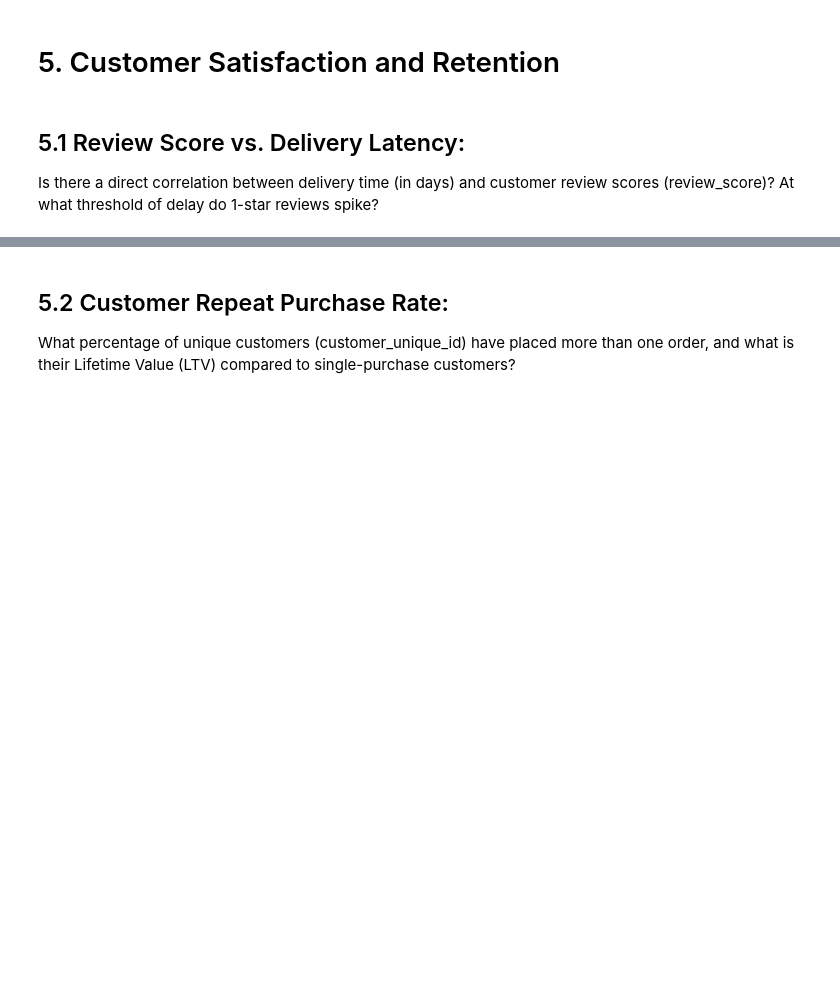
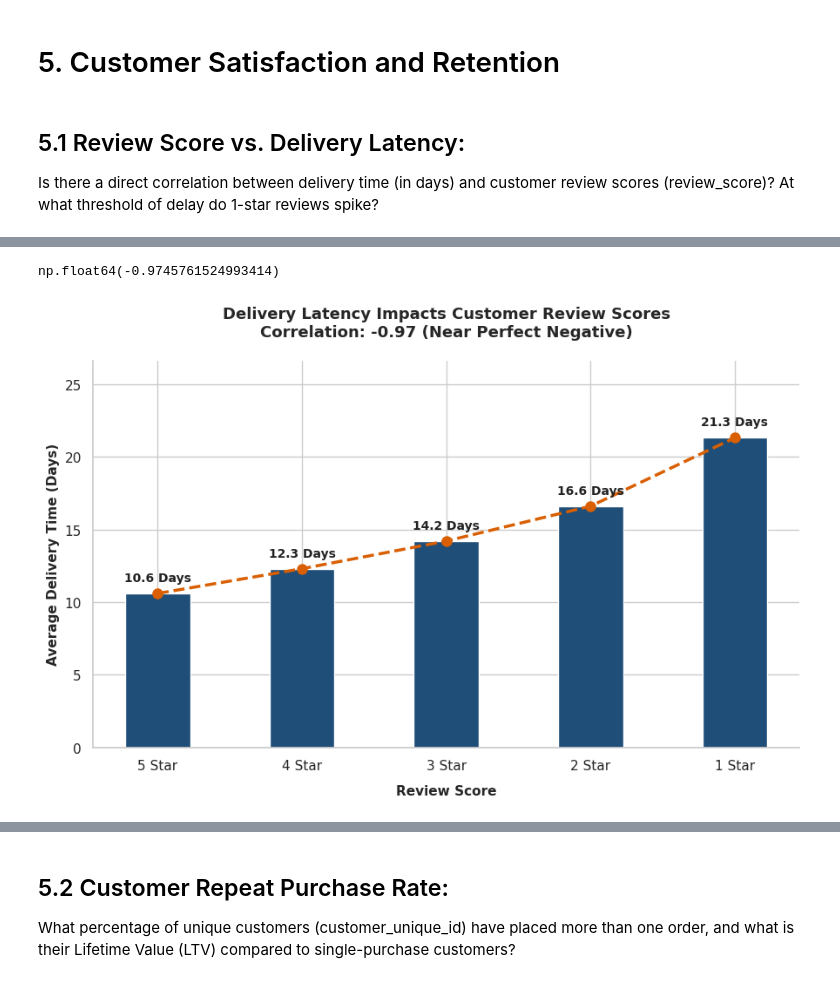
Before and after one commit to Kartika-Nidhi/Brazilian_Olist_Analysis, a Jupyter notebook: BrazilianOlist.ipynb, the cells around one changed output, grey strips where cells are left out. Cells and saved outputs as stored; diff of their text form; code cells hidden in the pictures; blank space fills up the shorter version.

Commit message:
Customer satisfaction analysis 1/3 completed

```diff
--- a/BrazilianOlist.ipynb
+++ b/BrazilianOlist.ipynb
@@ -827,3 +827,18 @@ These insights are reported to Chief Operating Officer (COO) / Logistics Lead: C
 ## 5.1 Review Score vs. Delivery Latency:
  Is there a direct correlation between delivery time (in days) and customer review scores (review_score)?
  At what threshold of delay do 1-star reviews spike?
+# %%
+query = """
+SELECT
+    r.review_score,
+    ROUND(AVG(DATEDIFF(o.order_delivered_customer_date, o.order_purchase_timestamp)), 1) AS avg_delivery_days
+FROM orders AS o
+JOIN reviews AS r
+    ON o.order_id = r.order_id
+WHERE o.order_delivered_customer_date IS NOT NULL
+GROUP BY r.review_score
+ORDER BY r.review_score DESC;
+"""
+
+data = pd.read_sql(query, engine)
+data
@@ -829,0 +852,62 @@ These insights are reported to Chief Operating Officer (COO) / Logistics Lead: C
+# %%
+data['review_score'].corr(data['avg_delivery_days'])
+# %% [output]
+np.float64(-0.9745761524993414)
+# %%
+sns.set_theme(style="whitegrid")
+fig, ax = plt.subplots(figsize=(9, 6))
+
+
+x_labels = [f"{score} Star" for score in data["review_score"]]
+
+# Barplot
+bars = ax.bar(
+    x_labels, data["avg_delivery_days"], color="#1f4e79", width=0.45, zorder=2
+)
+
+
+# Lineplot
+ax.plot(
+    x_labels,
+    data["avg_delivery_days"],
+    color="#d95f02",
+    marker="o",
+    markersize=8,
+    linewidth=2.5,
+    linestyle="--",
+    zorder=3,
+)
+
+
+for x_idx, val in enumerate(data["avg_delivery_days"]):
+    ax.annotate(
+        f"{val:.1f} Days",
+        xy=(x_idx, val),
+        xytext=(0, 8),
+        textcoords="offset points",
+        ha="center",
+        va="bottom",
+        fontsize=10,
+        fontweight="bold",
+        color="#222222",
+    )
+
+
+plt.title(
+    "Delivery Latency Impacts Customer Review Scores\nCorrelation: -0.97 (Near Perfect Negative)",
+    fontsize=13,
+    fontweight="bold",
+    pad=20,
+    loc="center",
+)
+
+# 5. Axis formatting & cleanup
+plt.xlabel("Review Score", fontsize=11, fontweight="bold", labelpad=10)
+plt.ylabel("Average Delivery Time (Days)", fontsize=11, fontweight="bold")
+plt.ylim(0, max(data["avg_delivery_days"]) * 1.25)
+
+sns.despine(top=True, right=True)
+plt.tight_layout()
+plt.show()
+# %% [output]
+[figure, added]
```
Also changed, not shown: parts of 3 cells of this notebook.
